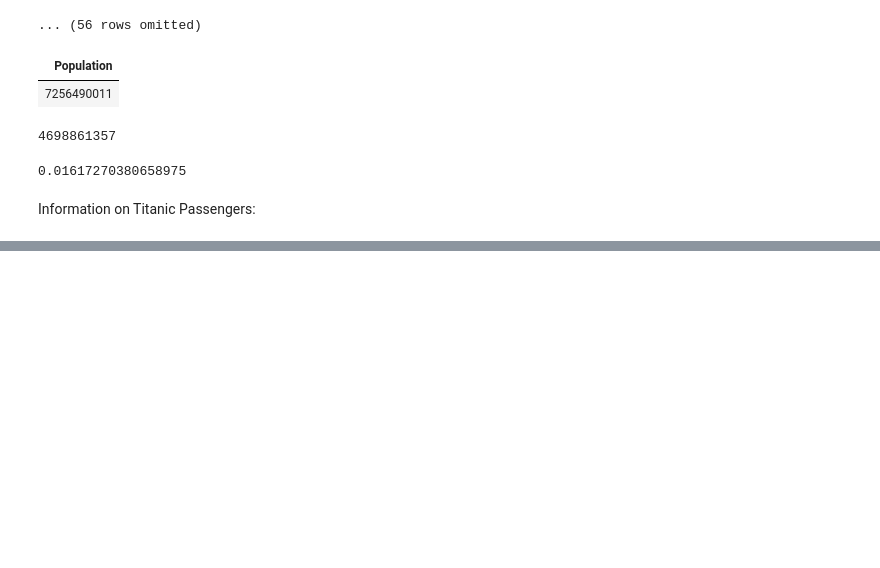
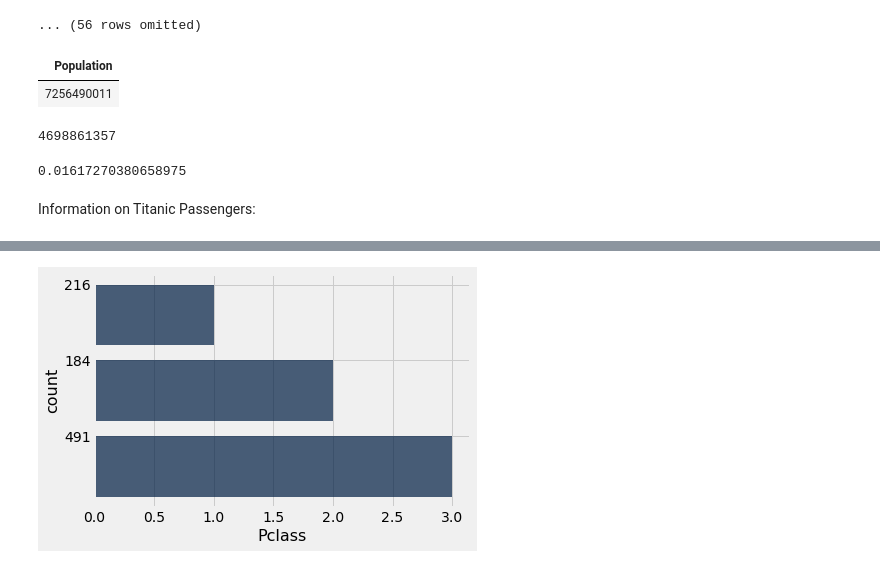
Before and after one commit to EB458/Bonner_Math377, a Jupyter notebook: Bonner_Lesson3.ipynb, the cells around one changed output, grey strips where cells are left out. Cells and saved outputs as stored; diff of their text form; code cells hidden in the pictures; blank space fills up the shorter version.

```diff
--- a/Bonner_Lesson3.ipynb
+++ b/Bonner_Lesson3.ipynb
@@ -65,3 +65,8 @@ time = 65
 # So the average annual growth rate from 1950 to 2015 is approximately 1.6%.
 # %% [markdown]
 Information on Titanic Passengers:
+# %%
+#4
+Titanic_Passengers=Table.read_table('https://raw.githubusercontent.com/oikobill/Kaggle/master/Titanic/data/train.csv')
+Titanic_Passengers
+#This code imports data from a csv file (comma separated values) into this notebook in table format.
@@ -67,0 +123,7 @@ Information on Titanic Passengers:
+# %%
+#b
+#Why didn't the new 'passenger_class' name carry over into this cell output?
+total_fam = Titanic_Passengers.column('SibSp') + Titanic_Passengers.column('Parch')
+Titanic_Passengers = Titanic_Passengers.with_column('family_size', total_fam)
+#Creates an array made up of the sum of values in the SibSp and Parch columns then puts those values
+#into a column called 'family_size' which shows the number of family members.
@@ -67,0 +143,7 @@ Information on Titanic Passengers:
+# %%
+#c
+#Create a barplot of passengers by passenger class.
+Class_Count = Titanic_Passengers.group('Pclass') #This table method groups rows according to the values they share in the Pclass column.
+Class_Count.barh('count') #This line creates a bar graph based on the number of passengers in each class using the table created above.
+# %% [output]
+[figure, added]
```
Also changed, not shown: parts of 11 cells of this notebook.
